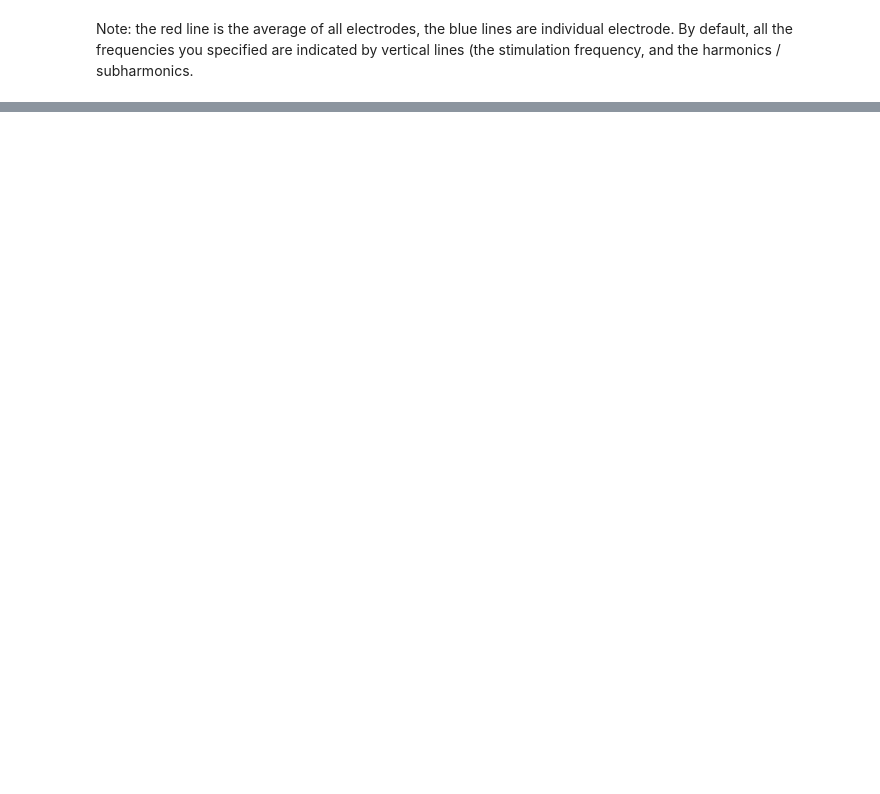
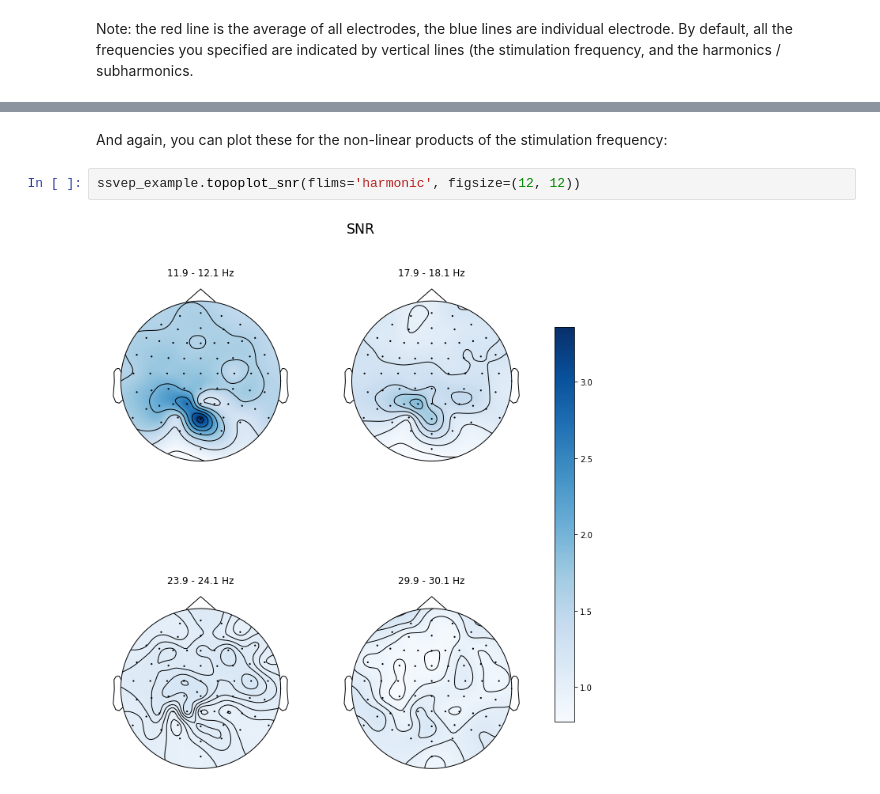
Before and after one commit to janfreyberg/ssvepy, a Jupyter notebook: example.ipynb, the cells around one changed output, grey strips where cells are left out. Cells and saved outputs as stored; diff of their text form; blank space fills up the shorter version.

```diff
--- a/example.ipynb
+++ b/example.ipynb
@@ -87,0 +109,6 @@ Note: the red line is the average of all electrodes, the blue lines are individu
+# %% [markdown]
+And again, you can plot these for the non-linear products of the stimulation frequency:
+# %%
+ssvep_example.topoplot_snr(flims='harmonic', figsize=(12, 12))
+# %% [output]
+[figure, added]
```
Also changed, not shown: parts of 13 cells of this notebook, 1 other file.
